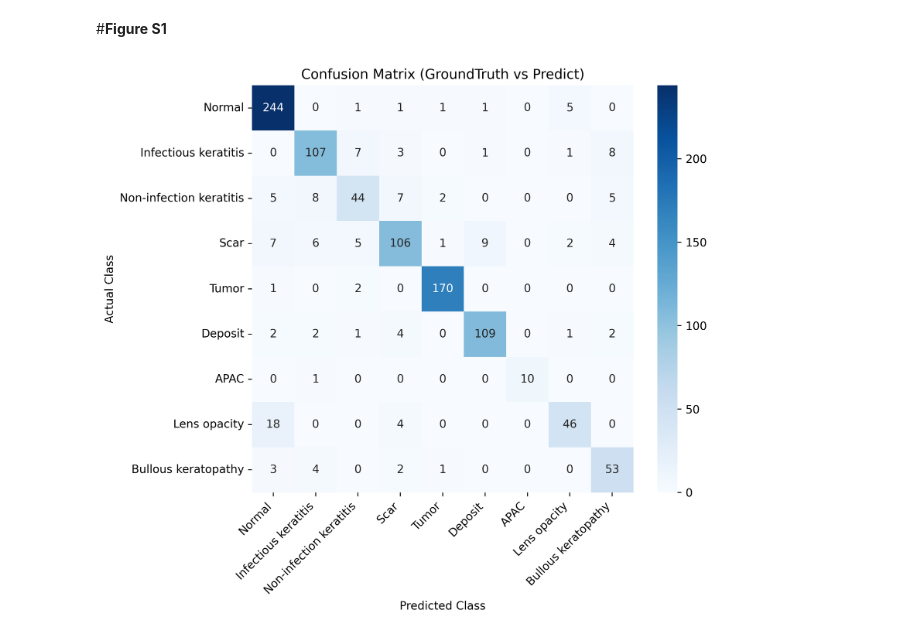
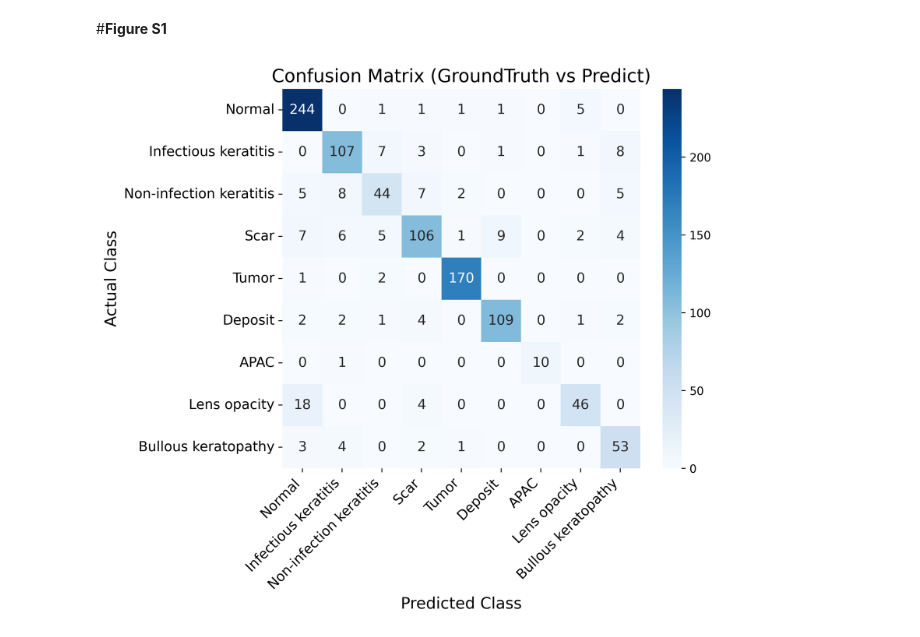
Before and after one commit to ykitaguchi77/CorneAI, a Jupyter notebook: CorneAI_GradCAM論文_Figure_250721.ipynb, the cells around one changed output. Saved outputs shown, nothing was run; the diff lists cells and outputs as text; code cells hidden in the pictures.

```diff
--- a/CorneAI_GradCAM論文_Figure_250721.ipynb
+++ b/CorneAI_GradCAM論文_Figure_250721.ipynb
@@ -18,64 +18,71 @@ Mounted at /gdrive
 # ❷  GroundTruth / Predict をラベル文字列に変換
 # ❸  pandas.crosstab で混同行列を作成
 # ❹  seaborn.heatmap で描画・保存（350 dpi）
+#     フォントサイズは下の設定を変更
 # ────────────────────────────────────────────────────────────────
 
 import pandas as pd
 import seaborn as sns
 import matplotlib.pyplot as plt
 
+# === フォントサイズ設定 ===============================
+TITLE_FONT   = 16   # タイトル
+LABEL_FONT   = 14   # 軸ラベル
+TICK_FONT    = 12   # 目盛りラベル
+ANNOT_FONT   = 12  # ヒートマップ数値
+# =====================================================
+
 # --- ❶  CSVパス（Google Drive 等に合わせて変更してください） ---
 file_path = '/gdrive/MyDrive/研究/進行中の研究/角膜スマートフォンAIプロジェクト/Ueno_Mix1039/Ueno_Mix1039_gradcam++.csv'
-
-# エンコーディングに注意（latin‑1 だと読み込めるケースが多い）
-df = pd.read_csv(file_path, encoding='latin1')
+df = pd.read_csv(file_path, encoding='utf-8')
 
 # --- ❷  ラベルマッピング ---------------------------------------
 label_map = {
-    'normal'         : 'Normal',
-    'infection'      : 'Infectious keratitis',
-    'non-infection'  : 'Non-infection keratitis',
-    'scar'           : 'Scar',
-    'tumor'          : 'Tumor',
-    'deposit'        : 'Deposit',
-    'APAC'           : 'APAC',
-    'lens opacity'   : 'Lens opacity',
-    'bullous'        : 'Bullous keratopathy'
+    'normal'        : 'Normal',
+    'infection'     : 'Infectious keratitis',
+    'non-infection' : 'Non-infection keratitis',
+    'scar'          : 'Scar',
+    'tumor'         : 'Tumor',
+    'deposit'       : 'Deposit',
+    'APAC'          : 'APAC',
+    'lens opacity'  : 'Lens opacity',
+    'bullous'       : 'Bullous keratopathy'
 }
-
 df['gt_label']   = df['GroundTruth'].map(label_map)
 df['pred_label'] = df['Predict'].map(label_map)
 
-# クラス表示順（縦横そろえておくと読める混同行列になる）
 class_names = [
     'Normal',
     'Infectious keratitis',
     'Non-infection keratitis',
     'Scar',
     'Tumor',
     'Deposit',
     'APAC',
     'Lens opacity',
     'Bullous keratopathy'
 ]
 
 # --- ❸  混同行列 ----------------------------------------------
 conf_matrix = (
     pd.crosstab(df['gt_label'], df['pred_label'])
       .reindex(index=class_names, columns=class_names, fill_value=0)
 )
 
 # --- ❹  プロット ----------------------------------------------
 plt.figure(figsize=(8, 7), dpi=350)
 sns.heatmap(conf_matrix,
             annot=True, fmt='d', cmap='Blues',
+            annot_kws={'size': ANNOT_FONT},
             xticklabels=class_names, yticklabels=class_names)
-plt.title('Confusion Matrix (GroundTruth vs Predict)')
-plt.xlabel('Predicted Class')
-plt.ylabel('Actual Class')
-plt.xticks(rotation=45, ha='right')
+
+plt.title('Confusion Matrix (GroundTruth vs Predict)', fontsize=TITLE_FONT)
+plt.xlabel('Predicted Class', fontsize=LABEL_FONT)
+plt.ylabel('Actual Class', fontsize=LABEL_FONT)
+plt.xticks(rotation=45, ha='right', fontsize=TICK_FONT)
+plt.yticks(rotation=0, fontsize=TICK_FONT)
 plt.tight_layout()
 plt.savefig('confusion_matrix_gradcam_350dpi.png', dpi=350, bbox_inches='tight')
 plt.show()
 # %% [output]
-[figure, old version]
+[figure, new version]
```
Also changed, not shown: parts of 3 cells of this notebook.
